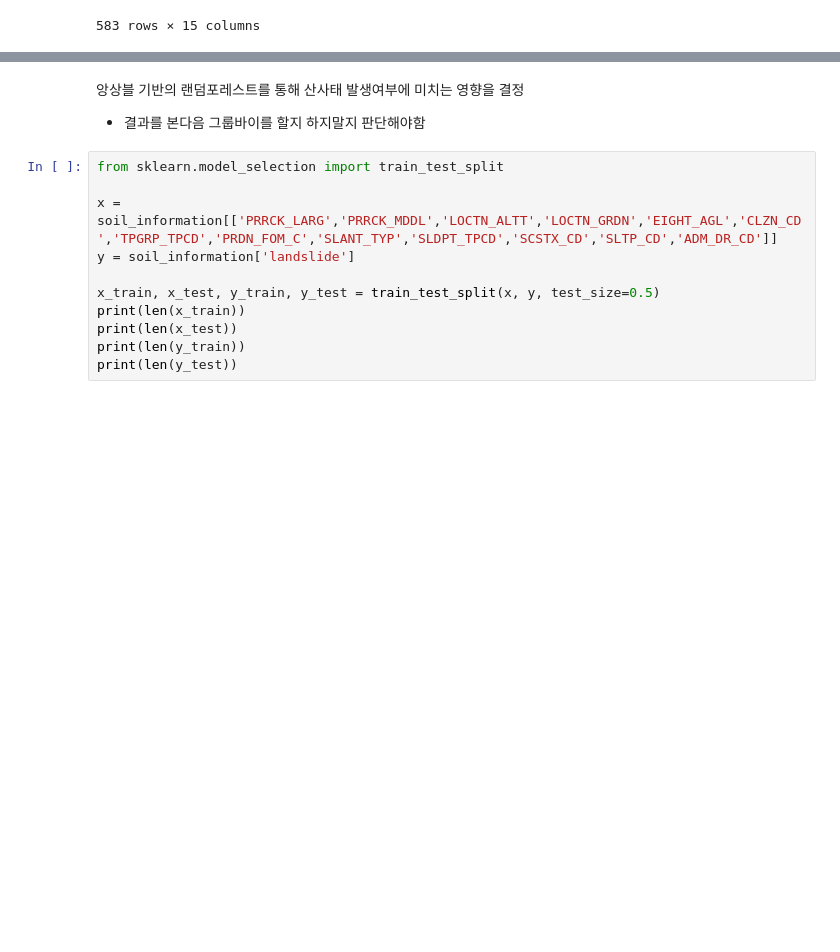
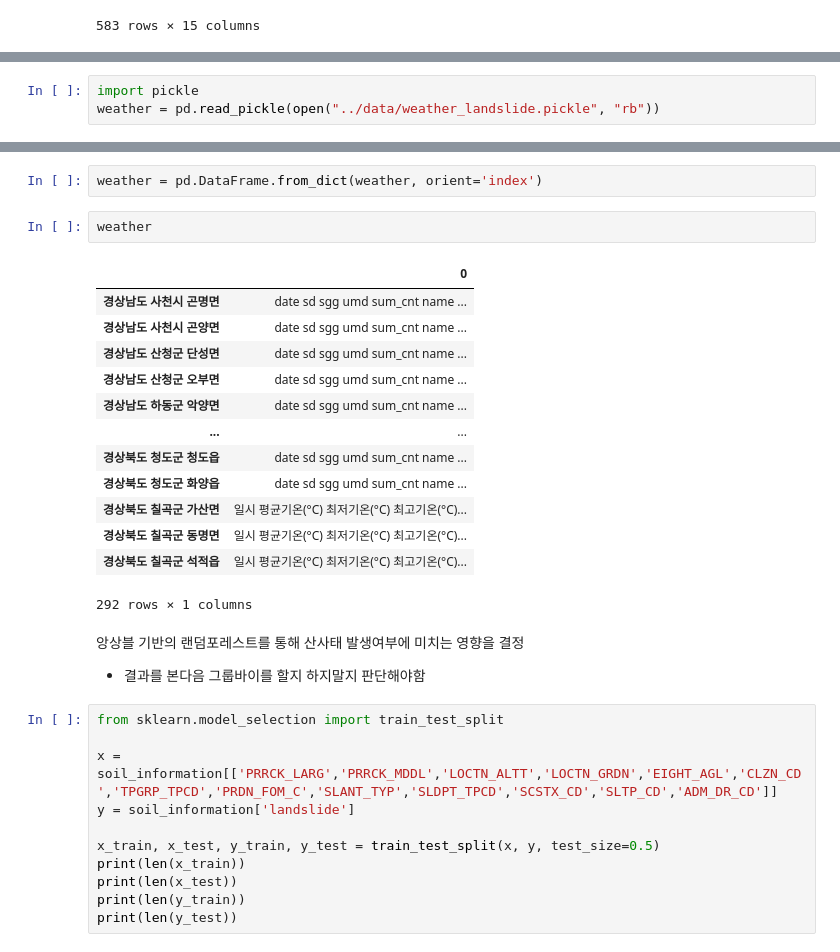
Before and after one commit to Deep-Environment/weather_bigcon_2021, a Jupyter notebook: src/3. DataModeling.ipynb, the cells around one changed output, grey strips where cells are left out. Drawn from its saved outputs; the diff is of its cells as text; blank space fills up the shorter version.

```diff
--- a/src/3. DataModeling.ipynb
+++ b/src/3. DataModeling.ipynb
@@ -55,3 +55,6 @@ forest_information
 | 24 | 현동면 | 1.000000 | 1.833333 | 1.500000 | 21.500000 | 1.500000 | 4.166667 | 14.666667 | 3733033.0 | False |
 | 25 | 호미곶면 | 1.008606 | 1.879518 | 1.716007 | 33.941480 | 1.547237 | 3.518717 | 8.959002 | 3701135.0 | False |
 | 26 | 효곡동 | 1.015957 | 1.851064 | 2.090426 | 42.851064 | 1.542683 | 3.530488 | 11.878049 | 3701158.0 | False |
+# %%
+import pickle
+weather = pd.read_pickle(open("../data/weather_landslide.pickle", "rb"))
@@ -58,3 +81,21 @@ forest_information
+# %%
+weather = pd.DataFrame.from_dict(weather, orient='index')
+# %%
+weather
+# %% [output]
+|  | 0 |
+| 경상남도 사천시 곤명면 | date sd sgg umd sum_cnt name ... |
+| 경상남도 사천시 곤양면 | date sd sgg umd sum_cnt name ... |
+| 경상남도 산청군 단성면 | date sd sgg umd sum_cnt name ... |
+| 경상남도 산청군 오부면 | date sd sgg umd sum_cnt name ... |
+| 경상남도 하동군 악양면 | date sd sgg umd sum_cnt name ... |
+| ... | ... |
+| 경상북도 청도군 청도읍 | date sd sgg umd sum_cnt name ... |
+| 경상북도 청도군 화양읍 | date sd sgg umd sum_cnt name ... |
+| 경상북도 칠곡군 가산면 | 일시 평균기온(°C) 최저기온(°C) 최고기온(°C)... |
+| 경상북도 칠곡군 동명면 | 일시 평균기온(°C) 최저기온(°C) 최고기온(°C)... |
+| 경상북도 칠곡군 석적읍 | 일시 평균기온(°C) 최저기온(°C) 최고기온(°C)... |
+292 rows × 1 columns
 # %% [markdown]
 앙상블 기반의 랜덤포레스트를 통해 산사태 발생여부에 미치는 영향을 결정
 - 결과를 본다음 그룹바이를 할지 하지말지 판단해야함
```
Also changed, not shown: parts of 2 cells of this notebook, 10 other files.
